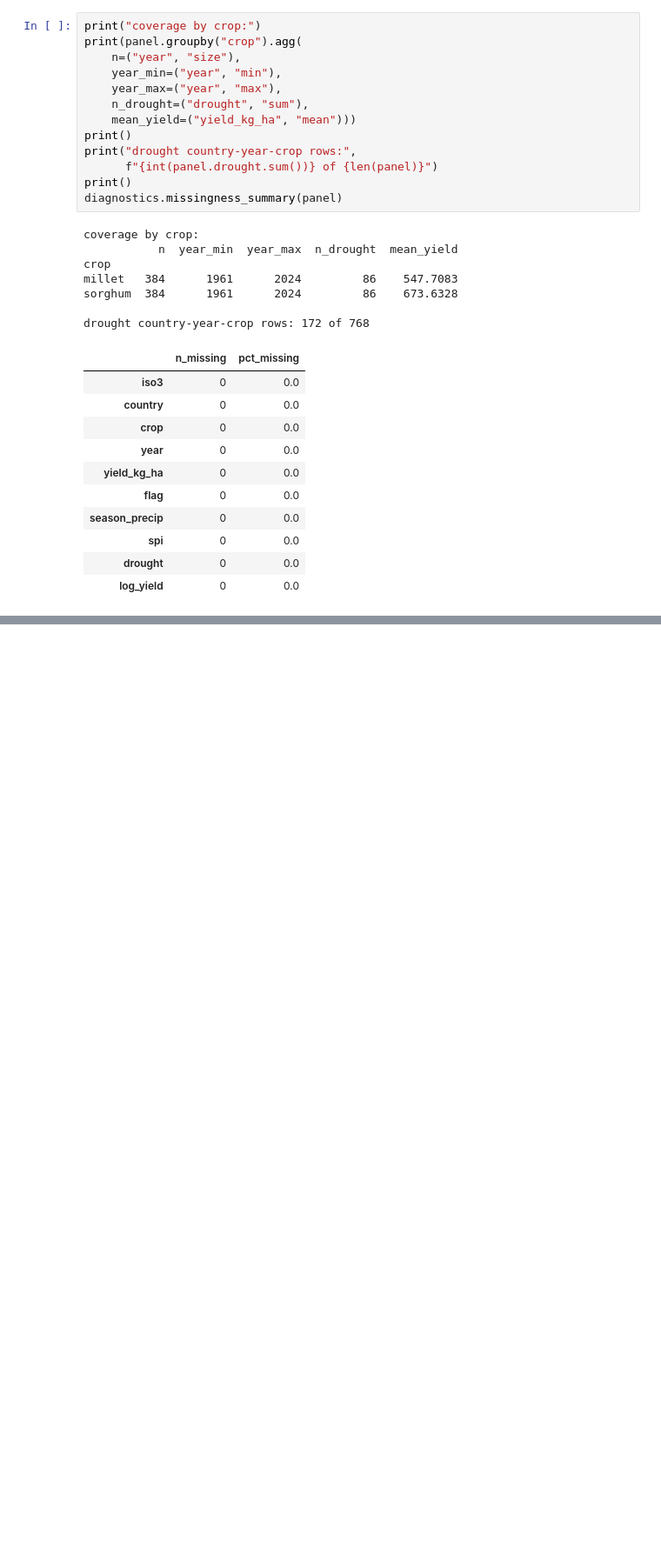
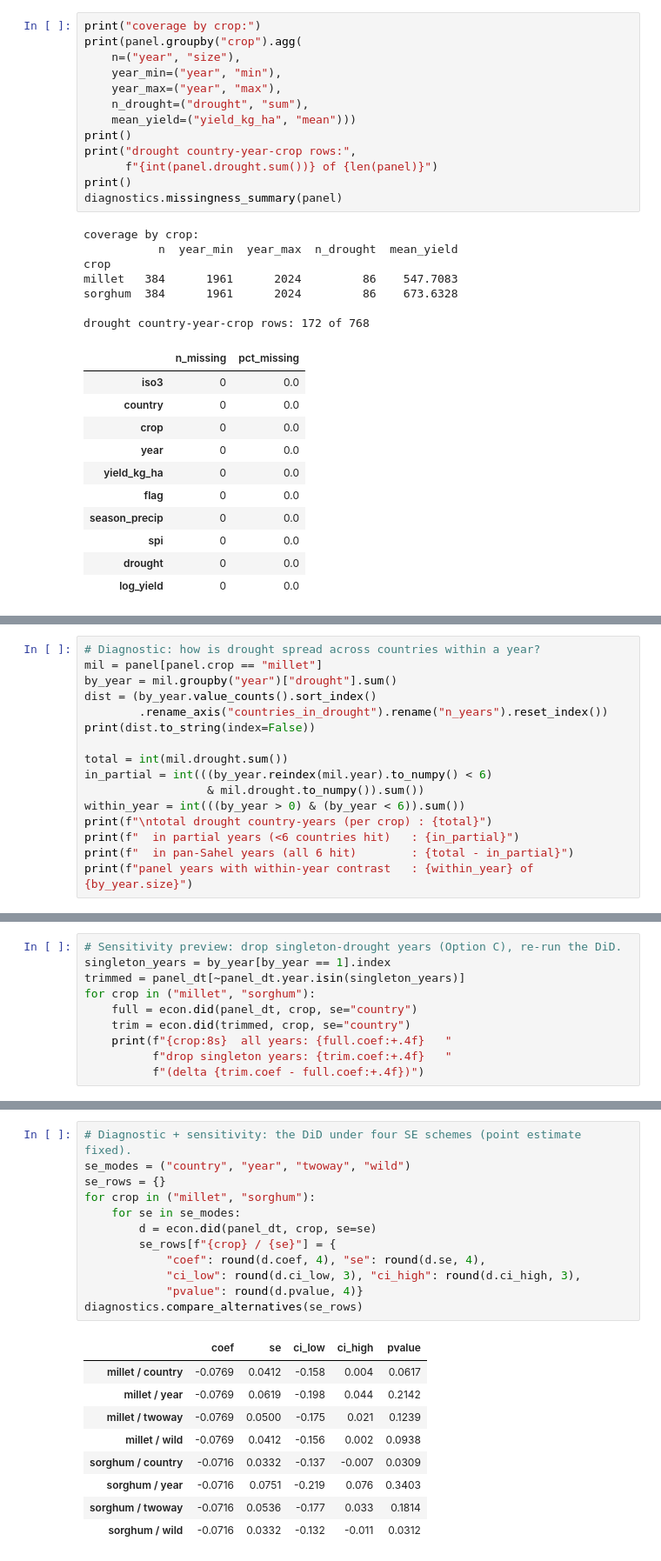
Before and after one commit to Muhanad-husn/Sahel-cereal-yields-climate-shocks, a Jupyter notebook: notebooks/02_main.ipynb, the cells around one changed output, grey strips where cells are left out. Shown at 87% size. Drawn from its saved outputs; the diff is of its cells as text; blank space fills up the shorter version.

```diff
--- a/notebooks/02_main.ipynb
+++ b/notebooks/02_main.ipynb
@@ -413,0 +540,16 @@ DiD cross-check, and the hero figure.
+# %%
+# Diagnostic: how is drought spread across countries within a year?
+mil = panel[panel.crop == "millet"]
+by_year = mil.groupby("year")["drought"].sum()
+dist = (by_year.value_counts().sort_index()
+        .rename_axis("countries_in_drought").rename("n_years").reset_index())
+print(dist.to_string(index=False))
+
+total = int(mil.drought.sum())
+in_partial = int(((by_year.reindex(mil.year).to_numpy() < 6)
+                  & mil.drought.to_numpy()).sum())
+within_year = int(((by_year > 0) & (by_year < 6)).sum())
+print(f"\ntotal drought country-years (per crop) : {total}")
+print(f"  in partial years (<6 countries hit)   : {in_partial}")
+print(f"  in pan-Sahel years (all 6 hit)        : {total - in_partial}")
+print(f"panel years with within-year contrast   : {within_year} of {by_year.size}")
@@ -413,0 +569,10 @@ DiD cross-check, and the hero figure.
+# %%
+# Sensitivity preview: drop singleton-drought years (Option C), re-run the DiD.
+singleton_years = by_year[by_year == 1].index
+trimmed = panel_dt[~panel_dt.year.isin(singleton_years)]
+for crop in ("millet", "sorghum"):
+    full = econ.did(panel_dt, crop, se="country")
+    trim = econ.did(trimmed, crop, se="country")
+    print(f"{crop:8s}  all years: {full.coef:+.4f}   "
+          f"drop singleton years: {trim.coef:+.4f}   "
+          f"(delta {trim.coef - full.coef:+.4f})")
@@ -413,0 +626,22 @@ DiD cross-check, and the hero figure.
+# %%
+# Diagnostic + sensitivity: the DiD under four SE schemes (point estimate fixed).
+se_modes = ("country", "year", "twoway", "wild")
+se_rows = {}
+for crop in ("millet", "sorghum"):
+    for se in se_modes:
+        d = econ.did(panel_dt, crop, se=se)
+        se_rows[f"{crop} / {se}"] = {
+            "coef": round(d.coef, 4), "se": round(d.se, 4),
+            "ci_low": round(d.ci_low, 3), "ci_high": round(d.ci_high, 3),
+            "pvalue": round(d.pvalue, 4)}
+diagnostics.compare_alternatives(se_rows)
+# %% [output]
+|  | coef | se | ci_low | ci_high | pvalue |
+| millet / country | -0.0769 | 0.0412 | -0.158 | 0.004 | 0.0617 |
+| millet / year | -0.0769 | 0.0619 | -0.198 | 0.044 | 0.2142 |
+| millet / twoway | -0.0769 | 0.0500 | -0.175 | 0.021 | 0.1239 |
+| millet / wild | -0.0769 | 0.0412 | -0.156 | 0.002 | 0.0938 |
+| sorghum / country | -0.0716 | 0.0332 | -0.137 | -0.007 | 0.0309 |
+| sorghum / year | -0.0716 | 0.0751 | -0.219 | 0.076 | 0.3403 |
+| sorghum / twoway | -0.0716 | 0.0536 | -0.177 | 0.033 | 0.1814 |
+| sorghum / wild | -0.0716 | 0.0332 | -0.132 | -0.011 | 0.0312 |
```
Also changed, not shown: parts of 18 cells of this notebook, 1 other file.
